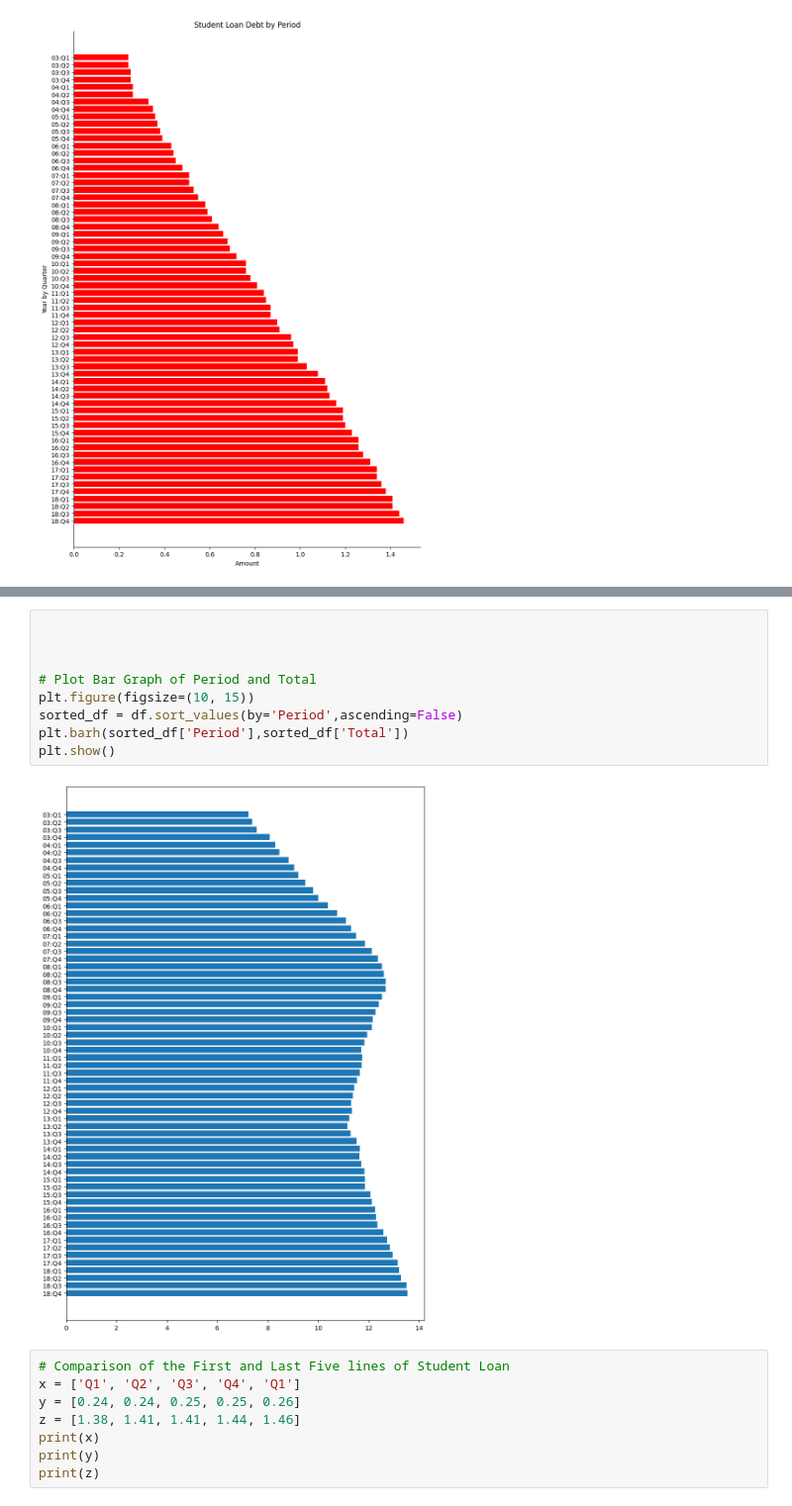
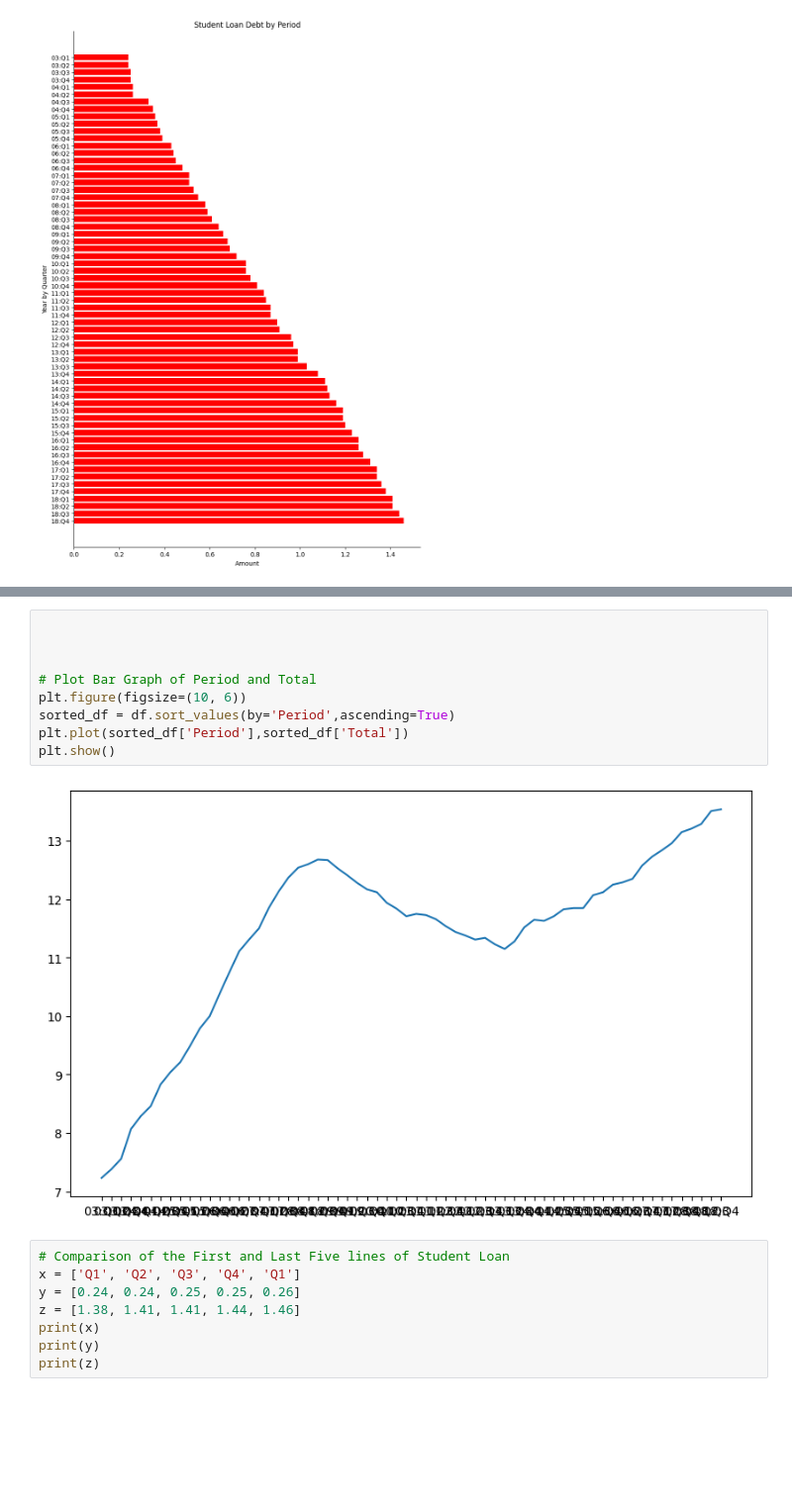
Before and after one commit to adinsa1/Data110, a Jupyter notebook: ProjectOne.ipynb, the cells around one changed output, grey strips where cells are left out. Shown at 99% size. Drawn from its saved outputs; the diff is of its cells as text; blank space fills up the shorter version.

```diff
--- a/ProjectOne.ipynb
+++ b/ProjectOne.ipynb
@@ -147,14 +147,14 @@ plt.show()
 # %%
 
 
 
 # Plot Bar Graph of Period and Total
-plt.figure(figsize=(10, 15))
-sorted_df = df.sort_values(by='Period',ascending=False)
-plt.barh(sorted_df['Period'],sorted_df['Total'])
+plt.figure(figsize=(10, 6))
+sorted_df = df.sort_values(by='Period',ascending=True)
+plt.plot(sorted_df['Period'],sorted_df['Total'])
 plt.show()
 # %% [output]
-[figure, old version]
+[figure, new version]
 # %%
 # Comparison of the First and Last Five lines of Student Loan
 x = ['Q1', 'Q2', 'Q3', 'Q4', 'Q1']
```
Also changed, not shown: parts of 1 cell of this notebook.
